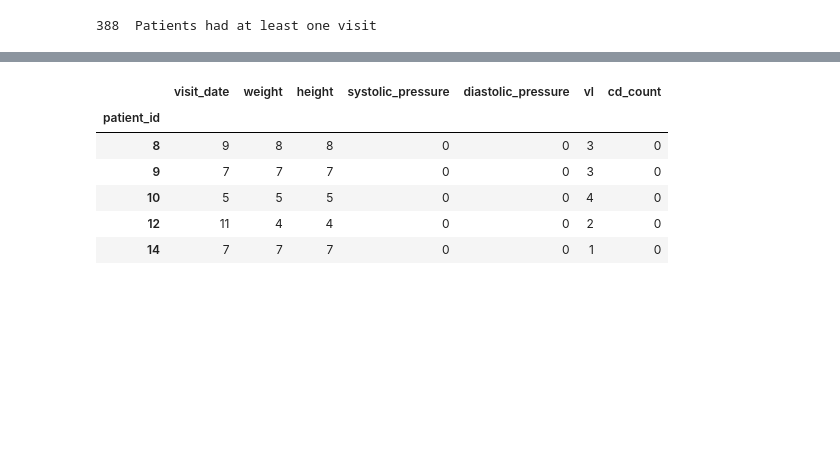
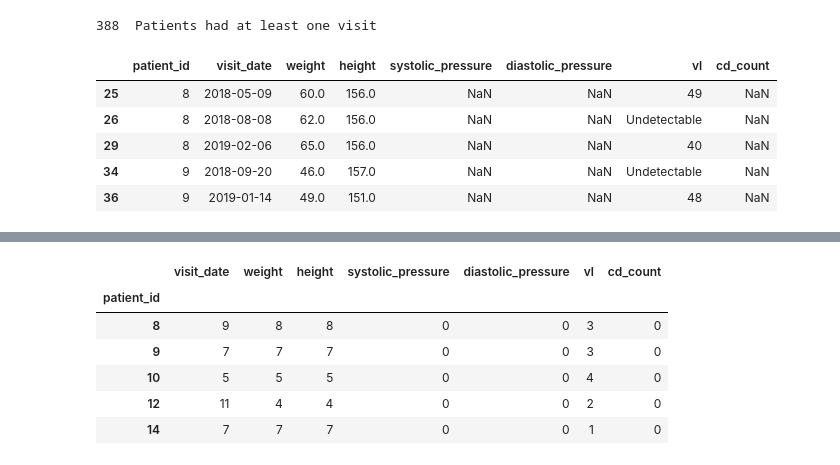
Before and after one commit to Werick/Google_colab, a Jupyter notebook: DTG_Summary_Stats.ipynb, the cells around one changed output, grey strips where cells are left out. Drawn from its saved outputs; the diff is of its cells as text; code cells hidden in the pictures; blank space fills up the shorter version.

```diff
--- a/DTG_Summary_Stats.ipynb
+++ b/DTG_Summary_Stats.ipynb
@@ -61,3 +63,15 @@ df_long_data = has_long_data
 print(len(df_tot_patient)," Patients had at least one visit")
 # %% [output]
 388  Patients had at least one visit
+# %%
+# Summry of vl
+#DRop those with null vl
+has_long_data_vl = has_long_data[~has_long_data['vl'].isnull()]
+has_long_data_vl.head()
+# %% [output]
+|  | patient_id | visit_date | weight | height | systolic_pressure | diastolic_pressure | vl | cd_count |
+| 25 | 8 | 2018-05-09 | 60.0 | 156.0 | NaN | NaN | 49 | NaN |
+| 26 | 8 | 2018-08-08 | 62.0 | 156.0 | NaN | NaN | Undetectable | NaN |
+| 29 | 8 | 2019-02-06 | 65.0 | 156.0 | NaN | NaN | 40 | NaN |
+| 34 | 9 | 2018-09-20 | 46.0 | 157.0 | NaN | NaN | Undetectable | NaN |
+| 36 | 9 | 2019-01-14 | 49.0 | 151.0 | NaN | NaN | 48 | NaN |
```
Also changed, not shown: parts of 4 cells of this notebook.
